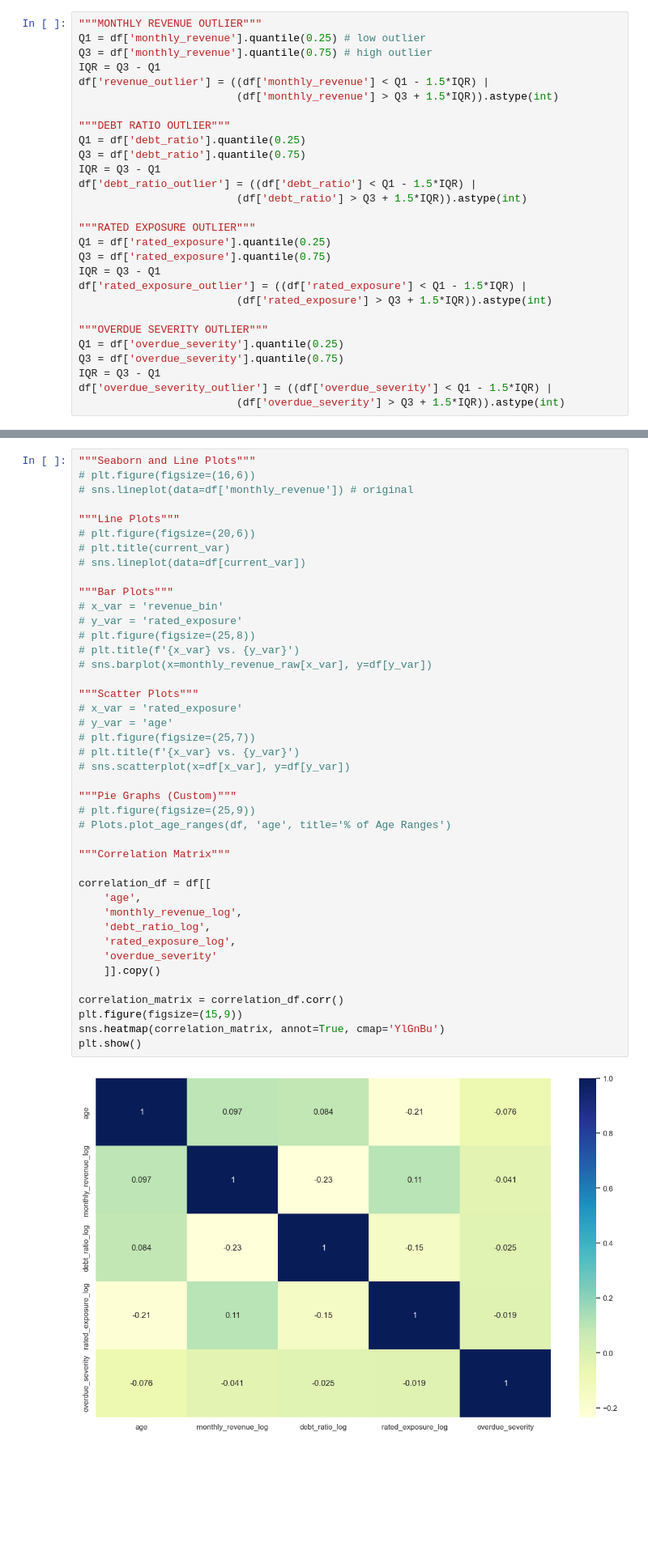
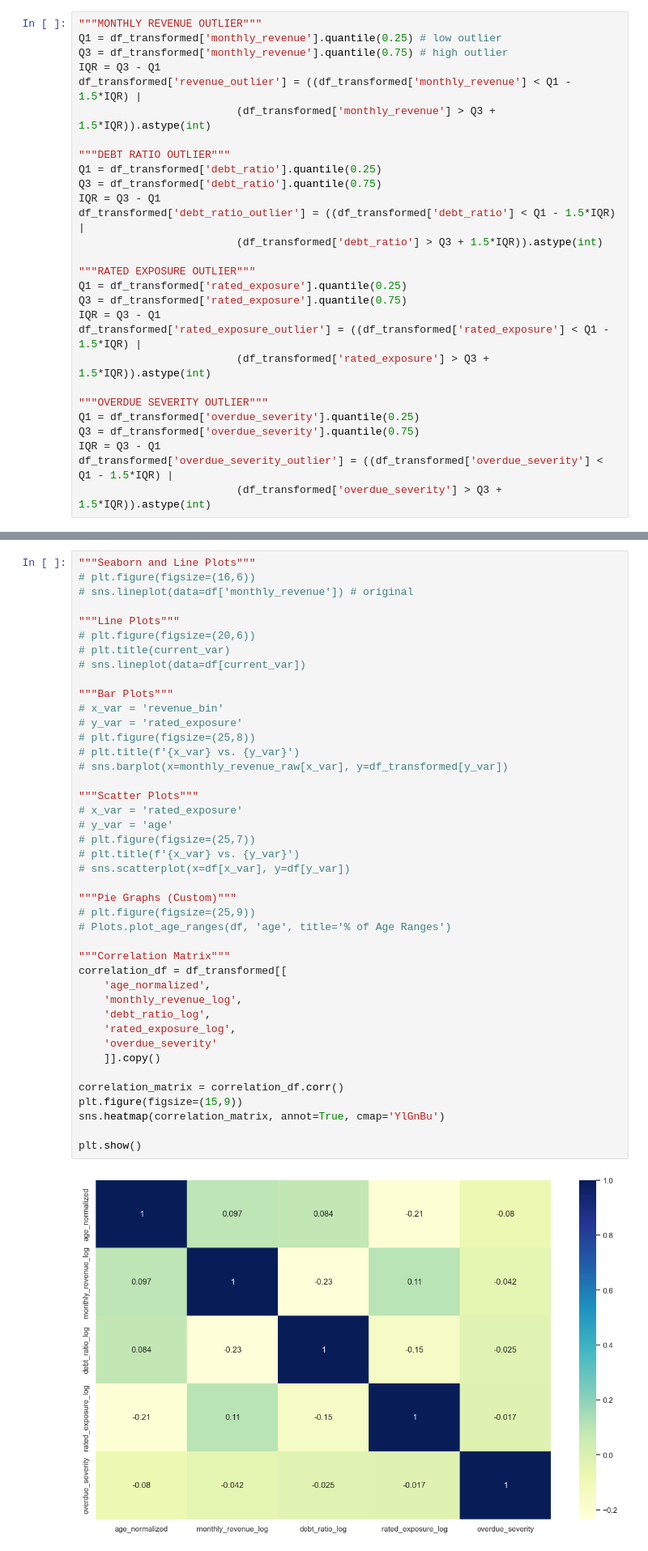
Before and after one commit to PESIII23/real-time-credit-risk-simulation, a Jupyter notebook: src/notebooks/credit_risk_analysis.ipynb, the cells around one changed output, grey strips where cells are left out. Shown at 81% size. Saved outputs shown, nothing was run; the diff lists cells and outputs as text; blank space fills up the shorter version.

```diff
--- a/src/notebooks/credit_risk_analysis.ipynb
+++ b/src/notebooks/credit_risk_analysis.ipynb
@@ -283,32 +285,32 @@ df.head()
 Flag outliers using interquartile range (IQR) analysis.
 # %%
 """MONTHLY REVENUE OUTLIER"""
-Q1 = df['monthly_revenue'].quantile(0.25) # low outlier
-Q3 = df['monthly_revenue'].quantile(0.75) # high outlier
+Q1 = df_transformed['monthly_revenue'].quantile(0.25) # low outlier
+Q3 = df_transformed['monthly_revenue'].quantile(0.75) # high outlier
 IQR = Q3 - Q1
-df['revenue_outlier'] = ((df['monthly_revenue'] < Q1 - 1.5*IQR) |
-                         (df['monthly_revenue'] > Q3 + 1.5*IQR)).astype(int)
+df_transformed['revenue_outlier'] = ((df_transformed['monthly_revenue'] < Q1 - 1.5*IQR) |
+                         (df_transformed['monthly_revenue'] > Q3 + 1.5*IQR)).astype(int)
 
 """DEBT RATIO OUTLIER"""
-Q1 = df['debt_ratio'].quantile(0.25)
-Q3 = df['debt_ratio'].quantile(0.75)
+Q1 = df_transformed['debt_ratio'].quantile(0.25)
+Q3 = df_transformed['debt_ratio'].quantile(0.75)
 IQR = Q3 - Q1
-df['debt_ratio_outlier'] = ((df['debt_ratio'] < Q1 - 1.5*IQR) |
-                         (df['debt_ratio'] > Q3 + 1.5*IQR)).astype(int)
+df_transformed['debt_ratio_outlier'] = ((df_transformed['debt_ratio'] < Q1 - 1.5*IQR) |
+                         (df_transformed['debt_ratio'] > Q3 + 1.5*IQR)).astype(int)
 
 """RATED EXPOSURE OUTLIER"""
-Q1 = df['rated_exposure'].quantile(0.25)
-Q3 = df['rated_exposure'].quantile(0.75)
+Q1 = df_transformed['rated_exposure'].quantile(0.25)
+Q3 = df_transformed['rated_exposure'].quantile(0.75)
 IQR = Q3 - Q1
-df['rated_exposure_outlier'] = ((df['rated_exposure'] < Q1 - 1.5*IQR) |
-                         (df['rated_exposure'] > Q3 + 1.5*IQR)).astype(int)
+df_transformed['rated_exposure_outlier'] = ((df_transformed['rated_exposure'] < Q1 - 1.5*IQR) |
+                         (df_transformed['rated_exposure'] > Q3 + 1.5*IQR)).astype(int)
 
 """OVERDUE SEVERITY OUTLIER"""
-Q1 = df['overdue_severity'].quantile(0.25)
-Q3 = df['overdue_severity'].quantile(0.75)
+Q1 = df_transformed['overdue_severity'].quantile(0.25)
+Q3 = df_transformed['overdue_severity'].quantile(0.75)
 IQR = Q3 - Q1
-df['overdue_severity_outlier'] = ((df['overdue_severity'] < Q1 - 1.5*IQR) |
-                         (df['overdue_severity'] > Q3 + 1.5*IQR)).astype(int)
+df_transformed['overdue_severity_outlier'] = ((df_transformed['overdue_severity'] < Q1 - 1.5*IQR) |
+                         (df_transformed['overdue_severity'] > Q3 + 1.5*IQR)).astype(int)
 # %% [markdown]
 ## Correlation Analysis
 Generate correlation matrix heatmap for key variables.
@@ -324,38 +326,38 @@ Generate correlation matrix heatmap for key variables.
 
 """Bar Plots"""
 # x_var = 'revenue_bin'
 # y_var = 'rated_exposure'
 # plt.figure(figsize=(25,8))
 # plt.title(f'{x_var} vs. {y_var}')
-# sns.barplot(x=monthly_revenue_raw[x_var], y=df[y_var])
+# sns.barplot(x=monthly_revenue_raw[x_var], y=df_transformed[y_var])
 
 """Scatter Plots"""
 # x_var = 'rated_exposure'
 # y_var = 'age'
 # plt.figure(figsize=(25,7))
 # plt.title(f'{x_var} vs. {y_var}')
 # sns.scatterplot(x=df[x_var], y=df[y_var])
 
 """Pie Graphs (Custom)"""
 # plt.figure(figsize=(25,9))
 # Plots.plot_age_ranges(df, 'age', title='% of Age Ranges')
 
 """Correlation Matrix"""
-
-correlation_df = df[[
-    'age',
+correlation_df = df_transformed[[
+    'age_normalized',
     'monthly_revenue_log',
     'debt_ratio_log',
     'rated_exposure_log',
     'overdue_severity'
     ]].copy()
 
 correlation_matrix = correlation_df.corr()
 plt.figure(figsize=(15,9))
 sns.heatmap(correlation_matrix, annot=True, cmap='YlGnBu')
+
 plt.show()
 # %% [output]
-[figure, old version]
+[figure, new version]
 # %% [markdown]
 ## Modeling DataFrame
 Select final features for model input and display summary statistics.
```
Also changed, not shown: parts of 12 cells of this notebook, 2 other files.
